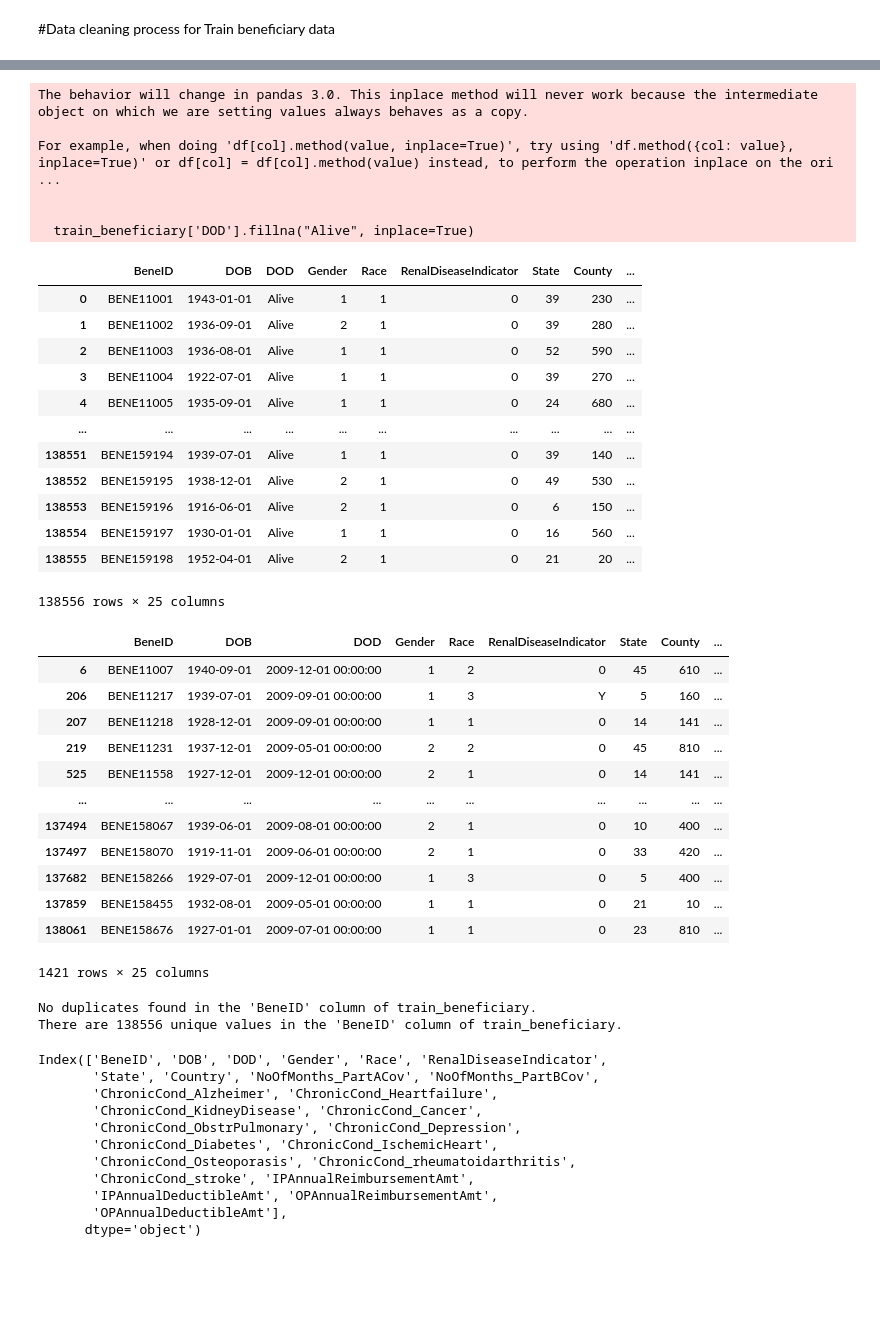
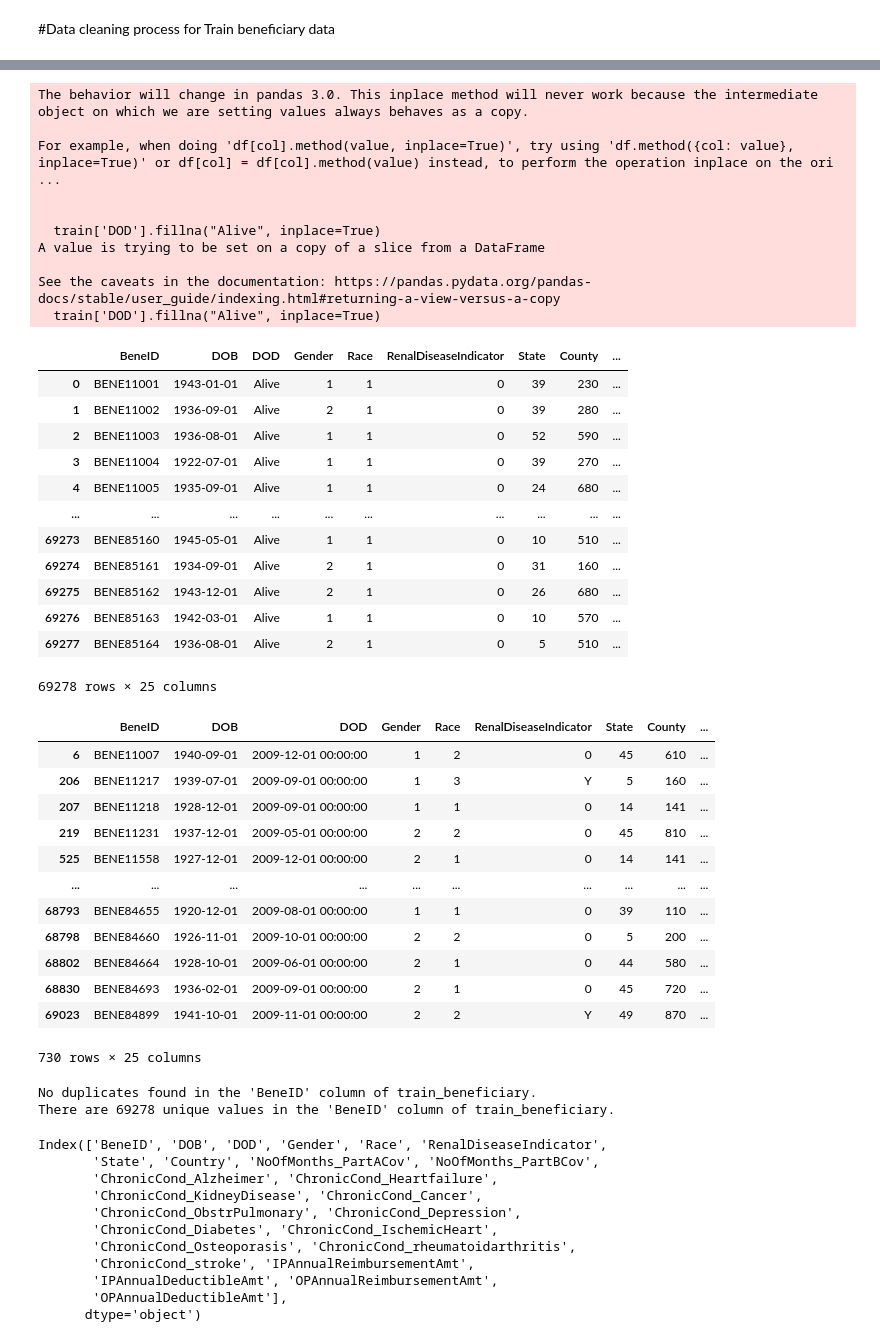
Before and after one commit to shivi13102/Healthcare-Fraud-Provider-Detection-Analysis, a Jupyter notebook: dataClean.ipynb, the cells around one changed output, grey strips where cells are left out. Drawn from its saved outputs; the diff is of its cells as text; code cells hidden in the pictures; blank space fills up the shorter version.

```diff
--- a/dataClean.ipynb
+++ b/dataClean.ipynb
@@ -19,0 +17,11 @@ test_beneficiary = pd.read_excel('/content/drive/My Drive/Test_Beneficiarydata-1
+# %%
+# Find the midpoint of the dataset
+midpoint = len(train_beneficiary) // 2
+
+# Split into two halves
+train = train_beneficiary.iloc[:midpoint]
+test = train_beneficiary.iloc[midpoint:]
+
+# Display the two halves
+display("Training data:\n", train)
+display("Testing Data:\n", test)
@@ -64,17 +101,21 @@ OPAnnualDeductibleAmt                   0
 dtype: int64
 # %%
 # Replace null values in the 'DOD' column with "Alive"
-train_beneficiary['DOD'].fillna("Alive", inplace=True)
+train['DOD'].fillna("Alive", inplace=True)
 
 # Display the updated DataFrame
-display(train_beneficiary)
+display(train)
 # %% [output]
 The behavior will change in pandas 3.0. This inplace method will never work because the intermediate object on which we are setting values always behaves as a copy.
 
 For example, when doing 'df[col].method(value, inplace=True)', try using 'df.method({col: value}, inplace=True)' or df[col] = df[col].method(value) instead, to perform the operation inplace on the ori ...
 
 
-  train_beneficiary['DOD'].fillna("Alive", inplace=True)
+  train['DOD'].fillna("Alive", inplace=True)
+A value is trying to be set on a copy of a slice from a DataFrame
+
+See the caveats in the documentation: https://pandas.pydata.org/pandas-docs/stable/user_guide/indexing.html#returning-a-view-versus-a-copy
+  train['DOD'].fillna("Alive", inplace=True)
 |  | BeneID | DOB | DOD | Gender | Race | RenalDiseaseIndicator | State | County | ... |
 | 0 | BENE11001 | 1943-01-01 | Alive | 1 | 1 | 0 | 39 | 230 | ... |
 | 1 | BENE11002 | 1936-09-01 | Alive | 2 | 1 | 0 | 39 | 280 | ... |
@@ -82,35 +123,35 @@ For example, when doing 'df[col].method(value, inplace=True)', try using 'df.met
 | 3 | BENE11004 | 1922-07-01 | Alive | 1 | 1 | 0 | 39 | 270 | ... |
 | 4 | BENE11005 | 1935-09-01 | Alive | 1 | 1 | 0 | 24 | 680 | ... |
 | ... | ... | ... | ... | ... | ... | ... | ... | ... | ... |
-| 138551 | BENE159194 | 1939-07-01 | Alive | 1 | 1 | 0 | 39 | 140 | ... |
-| 138552 | BENE159195 | 1938-12-01 | Alive | 2 | 1 | 0 | 49 | 530 | ... |
-| 138553 | BENE159196 | 1916-06-01 | Alive | 2 | 1 | 0 | 6 | 150 | ... |
-| 138554 | BENE159197 | 1930-01-01 | Alive | 1 | 1 | 0 | 16 | 560 | ... |
-| 138555 | BENE159198 | 1952-04-01 | Alive | 2 | 1 | 0 | 21 | 20 | ... |
+| 69273 | BENE85160 | 1945-05-01 | Alive | 1 | 1 | 0 | 10 | 510 | ... |
+| 69274 | BENE85161 | 1934-09-01 | Alive | 2 | 1 | 0 | 31 | 160 | ... |
+| 69275 | BENE85162 | 1943-12-01 | Alive | 2 | 1 | 0 | 26 | 680 | ... |
+| 69276 | BENE85163 | 1942-03-01 | Alive | 1 | 1 | 0 | 10 | 570 | ... |
+| 69277 | BENE85164 | 1936-08-01 | Alive | 2 | 1 | 0 | 5 | 510 | ... |
-138556 rows × 25 columns
+69278 rows × 25 columns
 # %%
 # Display rows where 'DOD' does not contain "Alive"
-non_alive_rows = train_beneficiary[train_beneficiary['DOD'] != "Alive"]
+non_alive_rows = train[train['DOD'] != "Alive"]
 
 # Show the resulting DataFrame
 display(non_alive_rows)
 # %% [output]
 |  | BeneID | DOB | DOD | Gender | Race | RenalDiseaseIndicator | State | County | ... |
 | 6 | BENE11007 | 1940-09-01 | 2009-12-01 00:00:00 | 1 | 2 | 0 | 45 | 610 | ... |
 | 206 | BENE11217 | 1939-07-01 | 2009-09-01 00:00:00 | 1 | 3 | Y | 5 | 160 | ... |
 | 207 | BENE11218 | 1928-12-01 | 2009-09-01 00:00:00 | 1 | 1 | 0 | 14 | 141 | ... |
 | 219 | BENE11231 | 1937-12-01 | 2009-05-01 00:00:00 | 2 | 2 | 0 | 45 | 810 | ... |
 | 525 | BENE11558 | 1927-12-01 | 2009-12-01 00:00:00 | 2 | 1 | 0 | 14 | 141 | ... |
 | ... | ... | ... | ... | ... | ... | ... | ... | ... | ... |
-| 137494 | BENE158067 | 1939-06-01 | 2009-08-01 00:00:00 | 2 | 1 | 0 | 10 | 400 | ... |
-| 137497 | BENE158070 | 1919-11-01 | 2009-06-01 00:00:00 | 2 | 1 | 0 | 33 | 420 | ... |
-| 137682 | BENE158266 | 1929-07-01 | 2009-12-01 00:00:00 | 1 | 3 | 0 | 5 | 400 | ... |
-| 137859 | BENE158455 | 1932-08-01 | 2009-05-01 00:00:00 | 1 | 1 | 0 | 21 | 10 | ... |
-| 138061 | BENE158676 | 1927-01-01 | 2009-07-01 00:00:00 | 1 | 1 | 0 | 23 | 810 | ... |
+| 68793 | BENE84655 | 1920-12-01 | 2009-08-01 00:00:00 | 1 | 1 | 0 | 39 | 110 | ... |
+| 68798 | BENE84660 | 1926-11-01 | 2009-10-01 00:00:00 | 2 | 2 | 0 | 5 | 200 | ... |
+| 68802 | BENE84664 | 1928-10-01 | 2009-06-01 00:00:00 | 2 | 1 | 0 | 44 | 580 | ... |
+| 68830 | BENE84693 | 1936-02-01 | 2009-09-01 00:00:00 | 2 | 1 | 0 | 45 | 720 | ... |
+| 69023 | BENE84899 | 1941-10-01 | 2009-11-01 00:00:00 | 2 | 2 | Y | 49 | 870 | ... |
-1421 rows × 25 columns
+730 rows × 25 columns
 # %%
 # Check for duplicates in the 'BeneID' column of the train_beneficiary dataset
-duplicates = train_beneficiary[train_beneficiary.duplicated(subset='BeneID')]
+duplicates = train[train.duplicated(subset='BeneID')]
 
 # Print the result
 if not duplicates.empty:
@@ -120,12 +161,12 @@ else:
     print("No duplicates found in the 'BeneID' column of train_beneficiary.")
 
 # Count the number of unique values in the 'BeneID' column of the train_beneficiary dataset
-unique_beneid_count = train_beneficiary['BeneID'].nunique()
+unique_beneid_count = train['BeneID'].nunique()
 
 # Print the result
 print(f"There are {unique_beneid_count} unique values in the 'BeneID' column of train_beneficiary.")
 # %% [output]
 No duplicates found in the 'BeneID' column of train_beneficiary.
-There are 138556 unique values in the 'BeneID' column of train_beneficiary.
+There are 69278 unique values in the 'BeneID' column of train_beneficiary.
 # %%
 # Rename the 'county' column to 'country'
```
Also changed, not shown: parts of 8 cells of this notebook.
